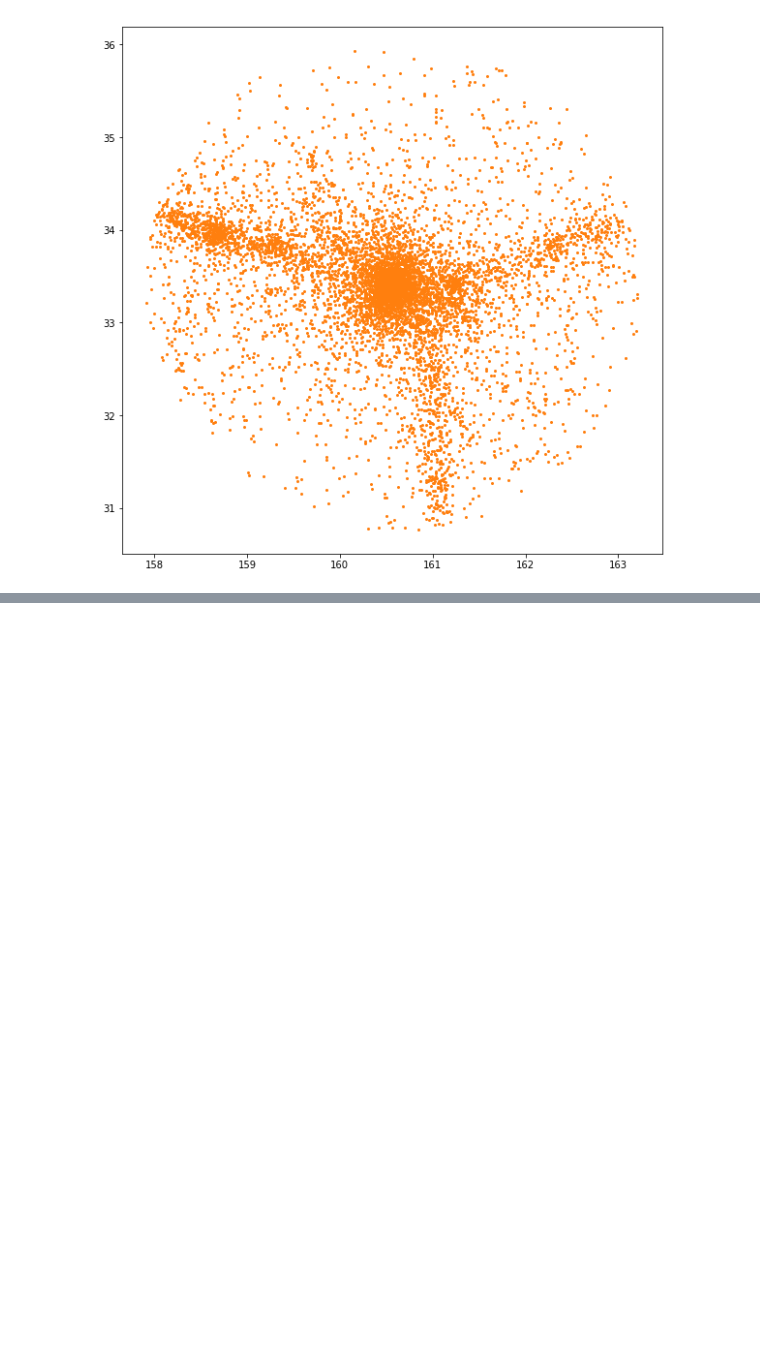
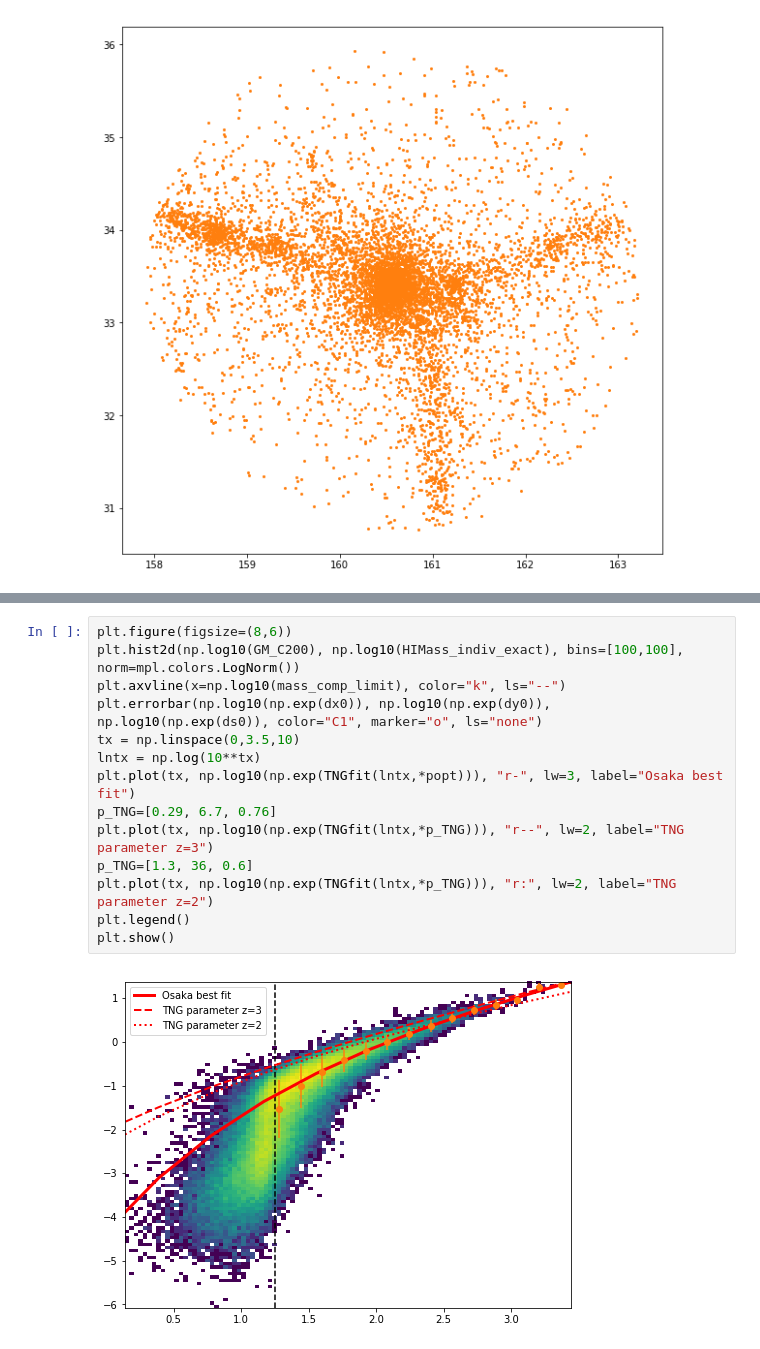
Before and after one commit to AtsushiNishizawa/ska_bao, a Jupyter notebook: Halo2HI/osaka/Halo2HI.ipynb, the cells around one changed output, grey strips where cells are left out. Cells and saved outputs as stored; diff of their text form; blank space fills up the shorter version.

```diff
--- a/Halo2HI/osaka/Halo2HI.ipynb
+++ b/Halo2HI/osaka/Halo2HI.ipynb
@@ -249,0 +411,16 @@ plt.show()
+# %%
+plt.figure(figsize=(8,6))
+plt.hist2d(np.log10(GM_C200), np.log10(HIMass_indiv_exact), bins=[100,100], norm=mpl.colors.LogNorm())
+plt.axvline(x=np.log10(mass_comp_limit), color="k", ls="--")
+plt.errorbar(np.log10(np.exp(dx0)), np.log10(np.exp(dy0)), np.log10(np.exp(ds0)), color="C1", marker="o", ls="none")
+tx = np.linspace(0,3.5,10)
+lntx = np.log(10**tx)
+plt.plot(tx, np.log10(np.exp(TNGfit(lntx,*popt))), "r-", lw=3, label="Osaka best fit")
+p_TNG=[0.29, 6.7, 0.76]
+plt.plot(tx, np.log10(np.exp(TNGfit(lntx,*p_TNG))), "r--", lw=2, label="TNG parameter z=3")
+p_TNG=[1.3, 36, 0.6]
+plt.plot(tx, np.log10(np.exp(TNGfit(lntx,*p_TNG))), "r:", lw=2, label="TNG parameter z=2")
+plt.legend()
+plt.show()
+# %% [output]
+[figure, added]
```
Also changed, not shown: parts of 9 cells of this notebook.
